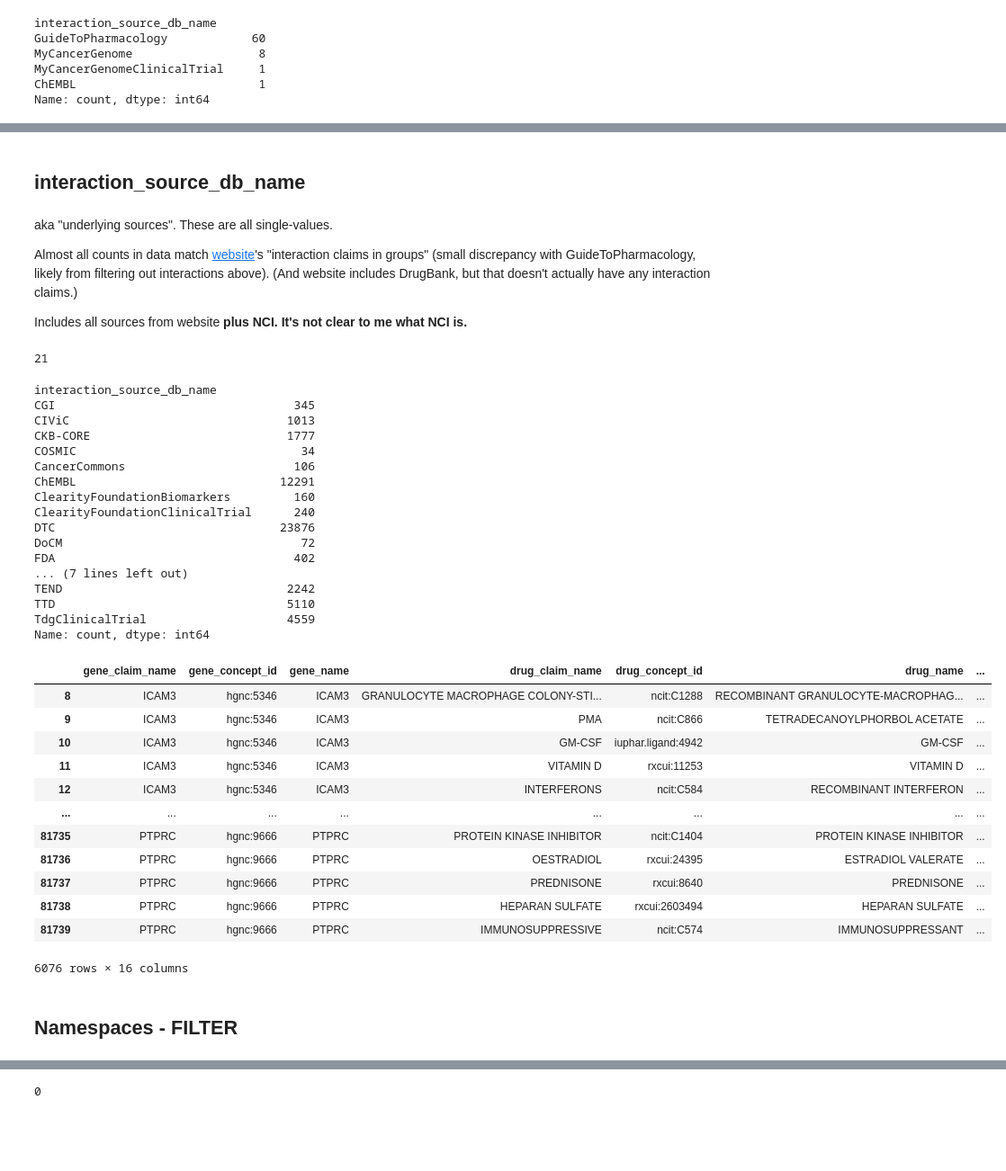
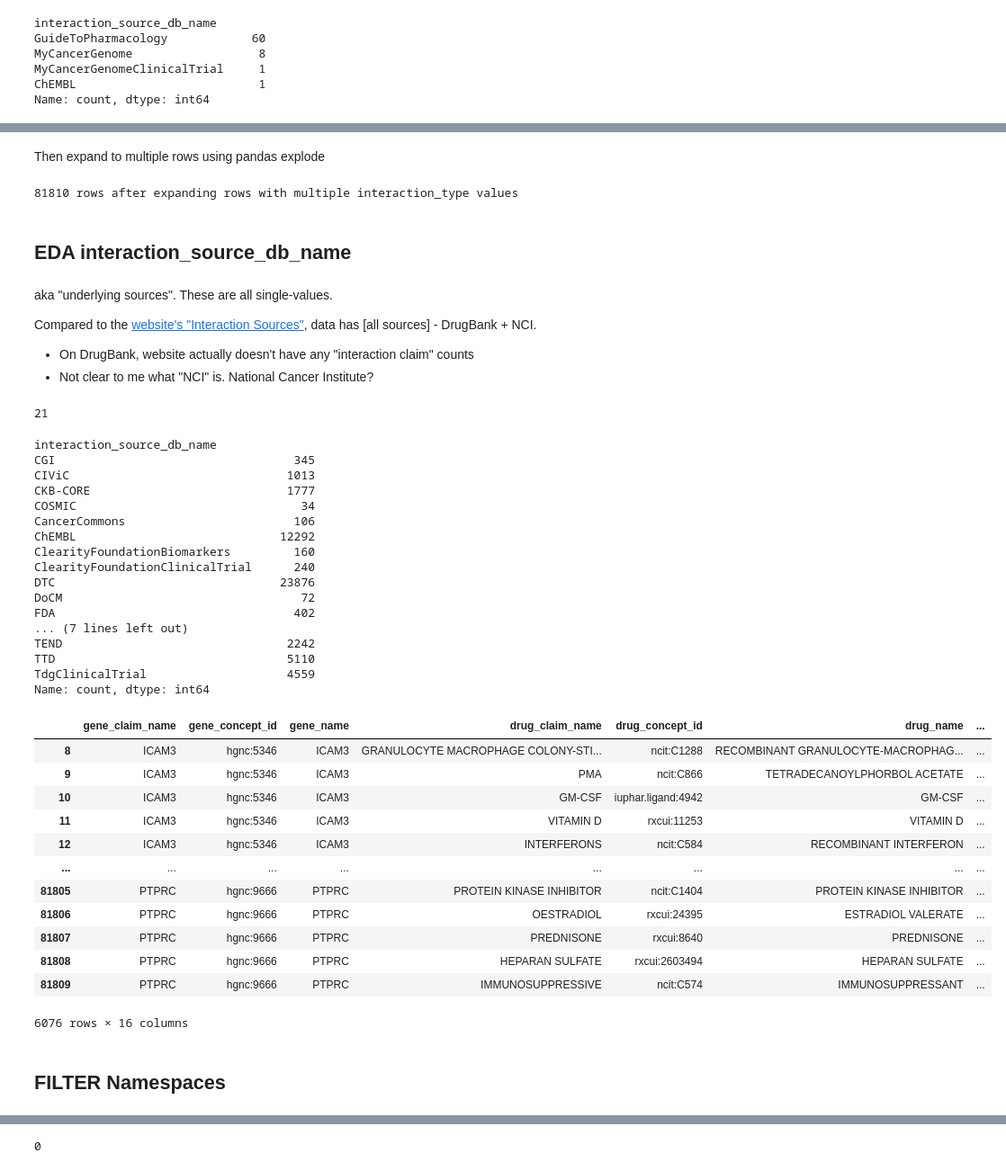
Before and after one commit to NCATSTranslator/translator-ingests, a Jupyter notebook: src/translator_ingest/ingests/dgidb/dgidb-eda.ipynb, the cells around one changed output, grey strips where cells are left out. Shown at 90% size. Saved outputs shown, nothing was run; the diff lists cells and outputs as text; code cells hidden in the pictures; blank space fills up the shorter version.

Commit message:
DGIdb notebook: update, dev on special-logic handling

```diff
--- a/src/translator_ingest/ingests/dgidb/dgidb-eda.ipynb
+++ b/src/translator_ingest/ingests/dgidb/dgidb-eda.ipynb
@@ -123,12 +131,11 @@ print(f"{have_source} rows have an underlying source: {have_source / df.shape[0]
 # %%
 ## drop rows, check
+## default is remove if any column has NA for the row
+df = df.dropna(subset=["gene_concept_id",
+                       "drug_concept_id",
+                       "interaction_source_db_name"], ignore_index=True).copy()
 
-## default is remove if any column has NA for the row
-df_filtered = df.dropna(subset=["gene_concept_id",
-                                "drug_concept_id",
-                                "interaction_source_db_name"], ignore_index=True).copy()
-
-df_filtered.info()
+df.info()
 # %% [output]
 <class 'pandas.core.frame.DataFrame'>
 RangeIndex: 81740 entries, 0 to 81739
@@ -176,3 +189,8 @@ potentiator                     51
 vaccine                         31
 NaN                          51335
 Name: count, dtype: int64
+# %%
+## replace NA with "~NULL"
+## makes next steps working with this column easier, will be at end alphanumerically
+
+df["interaction_types"] = df["interaction_types"].fillna("~NULL")
@@ -272,0 +313,2 @@ Name: count, dtype: int64
+# %%
+df["interaction_types"] = df["interaction_types"].str.split("|")
@@ -273,16 +335,25 @@ Name: count, dtype: int64
+# %% [markdown]
+Then expand to multiple rows using pandas explode
+# %%
+df = df.explode("interaction_types", ignore_index=True)
+
+## -> log
+print(f"{df.shape[0]} rows after expanding rows with multiple interaction_type values")
+# %% [output]
+81810 rows after expanding rows with multiple interaction_type values
 # %% [markdown]
-## interaction_source_db_name
+## EDA interaction_source_db_name
 # %% [markdown]
 aka "underlying sources".
 These are all single-values.
 
-Almost all counts in data match [website](https://dgidb.org/browse/sources)'s "interaction claims in groups" (small discrepancy with GuideToPharmacology, likely from filtering out interactions above). (And website includes DrugBank, but that doesn't actually have any interaction claims.)
-
-Includes all sources from website **plus NCI. It's not clear to me what NCI is.**
+Compared to the [website's "Interaction Sources"](https://dgidb.org/browse/sources), data has [all sources] - DrugBank + NCI.
+* On DrugBank, website actually doesn't have any "interaction claim" counts
+* Not clear to me what "NCI" is. National Cancer Institute?
 # %%
-df_filtered["interaction_source_db_name"].nunique()
+df["interaction_source_db_name"].nunique()
 
-df_filtered["interaction_source_db_name"].value_counts().sort_index()
+df["interaction_source_db_name"].value_counts().sort_index()
 # %% [output]
 21
 interaction_source_db_name
@@ -291,7 +362,7 @@ CIViC                               1013
 CKB-CORE                            1777
 COSMIC                                34
 CancerCommons                        106
-ChEMBL                             12291
+ChEMBL                             12292
 ClearityFoundationBiomarkers         160
 ClearityFoundationClinicalTrial      240
 DTC                                23876
@@ -303,23 +374,23 @@ TTD                                 5110
 TdgClinicalTrial                    4559
 Name: count, dtype: int64
 # %%
-df_filtered[df_filtered["interaction_source_db_name"] == "NCI"]
+df[df["interaction_source_db_name"] == "NCI"]
 # %% [output]
 |  | gene_claim_name | gene_concept_id | gene_name | drug_claim_name | drug_concept_id | drug_name | ... |
 | 8 | ICAM3 | hgnc:5346 | ICAM3 | GRANULOCYTE MACROPHAGE COLONY-STI... | ncit:C1288 | RECOMBINANT GRANULOCYTE-MACROPHAG... | ... |
 | 9 | ICAM3 | hgnc:5346 | ICAM3 | PMA | ncit:C866 | TETRADECANOYLPHORBOL ACETATE | ... |
 | 10 | ICAM3 | hgnc:5346 | ICAM3 | GM-CSF | iuphar.ligand:4942 | GM-CSF | ... |
 | 11 | ICAM3 | hgnc:5346 | ICAM3 | VITAMIN D | rxcui:11253 | VITAMIN D | ... |
 | 12 | ICAM3 | hgnc:5346 | ICAM3 | INTERFERONS | ncit:C584 | RECOMBINANT INTERFERON | ... |
 | ... | ... | ... | ... | ... | ... | ... | ... |
-| 81735 | PTPRC | hgnc:9666 | PTPRC | PROTEIN KINASE INHIBITOR | ncit:C1404 | PROTEIN KINASE INHIBITOR | ... |
-| 81736 | PTPRC | hgnc:9666 | PTPRC | OESTRADIOL | rxcui:24395 | ESTRADIOL VALERATE | ... |
-| 81737 | PTPRC | hgnc:9666 | PTPRC | PREDNISONE | rxcui:8640 | PREDNISONE | ... |
-| 81738 | PTPRC | hgnc:9666 | PTPRC | HEPARAN SULFATE | rxcui:2603494 | HEPARAN SULFATE | ... |
-| 81739 | PTPRC | hgnc:9666 | PTPRC | IMMUNOSUPPRESSIVE | ncit:C574 | IMMUNOSUPPRESSANT | ... |
+| 81805 | PTPRC | hgnc:9666 | PTPRC | PROTEIN KINASE INHIBITOR | ncit:C1404 | PROTEIN KINASE INHIBITOR | ... |
+| 81806 | PTPRC | hgnc:9666 | PTPRC | OESTRADIOL | rxcui:24395 | ESTRADIOL VALERATE | ... |
+| 81807 | PTPRC | hgnc:9666 | PTPRC | PREDNISONE | rxcui:8640 | PREDNISONE | ... |
+| 81808 | PTPRC | hgnc:9666 | PTPRC | HEPARAN SULFATE | rxcui:2603494 | HEPARAN SULFATE | ... |
+| 81809 | PTPRC | hgnc:9666 | PTPRC | IMMUNOSUPPRESSIVE | ncit:C574 | IMMUNOSUPPRESSANT | ... |
 6076 rows × 16 columns
 # %% [markdown]
-## Namespaces - FILTER
+## FILTER Namespaces
 # %%
 ## genes
 
```
Also changed, not shown: parts of 84 cells of this notebook.
